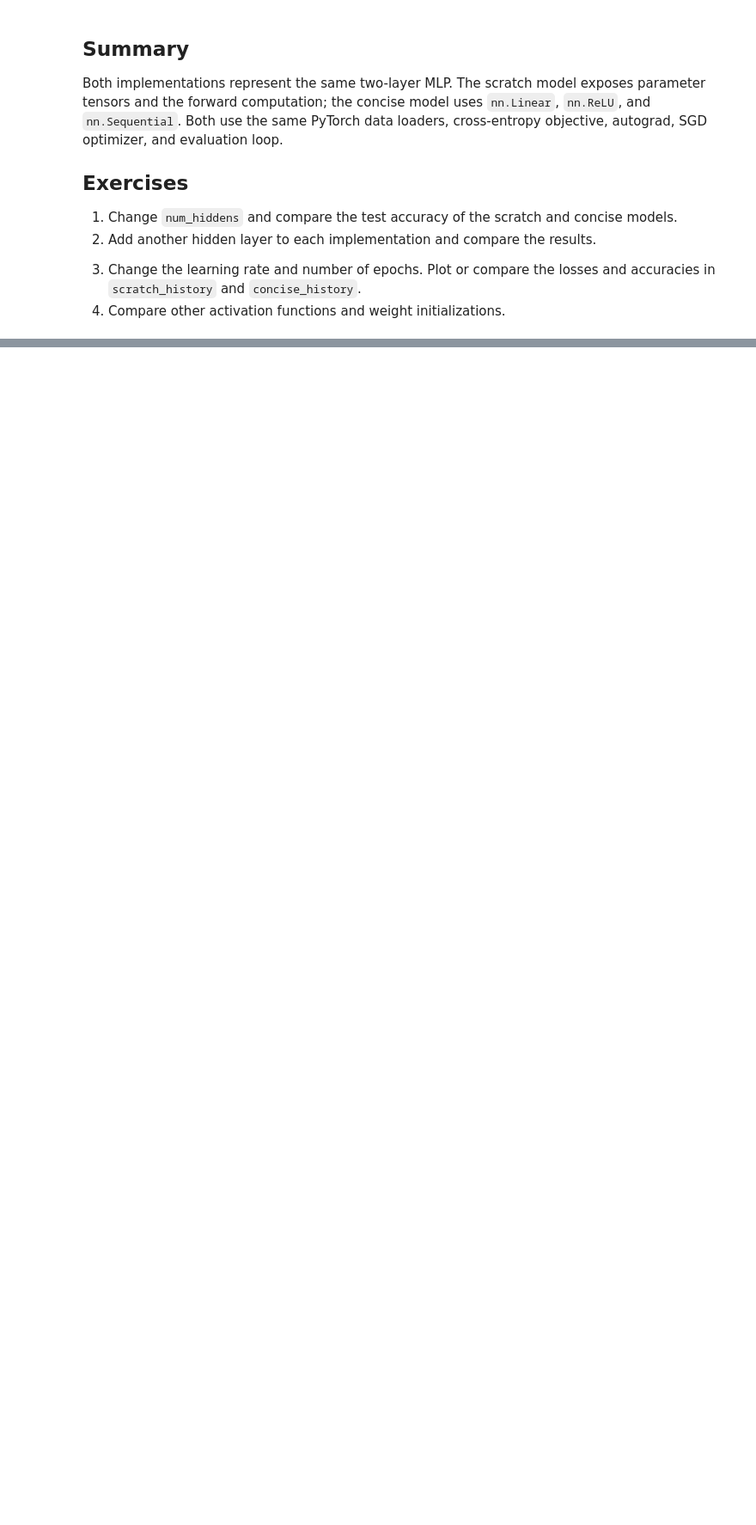
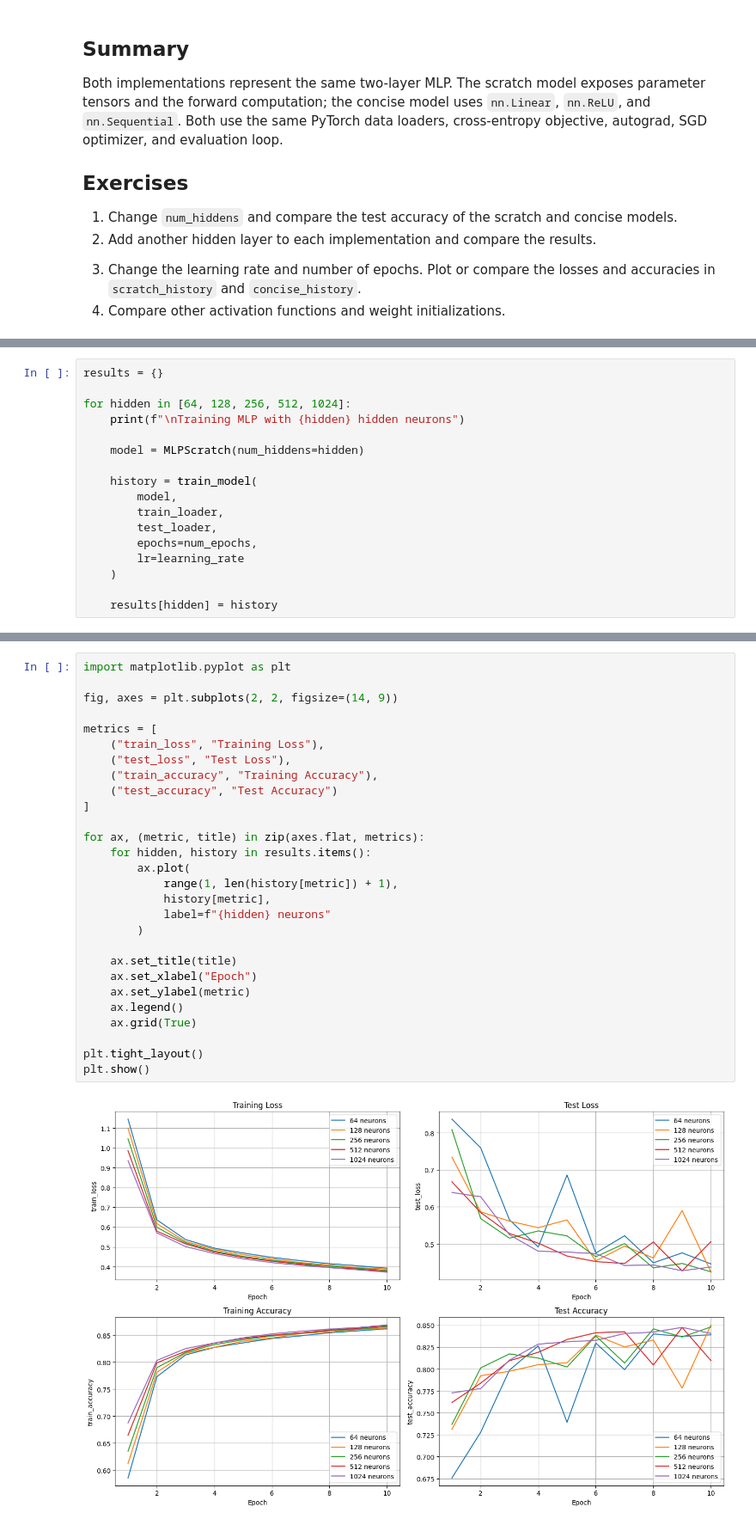
Before and after one commit to MAI-AIIU/deep-learning, a Jupyter notebook: src/sixth-week/multilayer-perceptrons.ipynb, the cells around one changed output, grey strips where cells are left out. Shown at 86% size. Cells and saved outputs as stored; diff of their text form; blank space fills up the shorter version.

```diff
--- a/src/sixth-week/multilayer-perceptrons.ipynb
+++ b/src/sixth-week/multilayer-perceptrons.ipynb
@@ -172,0 +207,17 @@ Both implementations represent the same two-layer MLP. The scratch model exposes
+# %%
+results = {}
+
+for hidden in [64, 128, 256, 512, 1024]:
+    print(f"\nTraining MLP with {hidden} hidden neurons")
+
+    model = MLPScratch(num_hiddens=hidden)
+
+    history = train_model(
+        model,
+        train_loader,
+        test_loader,
+        epochs=num_epochs,
+        lr=learning_rate
+    )
+
+    results[hidden] = history
@@ -172,0 +242,30 @@ Both implementations represent the same two-layer MLP. The scratch model exposes
+# %%
+import matplotlib.pyplot as plt
+
+fig, axes = plt.subplots(2, 2, figsize=(14, 9))
+
+metrics = [
+    ("train_loss", "Training Loss"),
+    ("test_loss", "Test Loss"),
+    ("train_accuracy", "Training Accuracy"),
+    ("test_accuracy", "Test Accuracy")
+]
+
+for ax, (metric, title) in zip(axes.flat, metrics):
+    for hidden, history in results.items():
+        ax.plot(
+            range(1, len(history[metric]) + 1),
+            history[metric],
+            label=f"{hidden} neurons"
+        )
+
+    ax.set_title(title)
+    ax.set_xlabel("Epoch")
+    ax.set_ylabel(metric)
+    ax.legend()
+    ax.grid(True)
+
+plt.tight_layout()
+plt.show()
+# %% [output]
+[figure, added]
```
Also changed, not shown: parts of 18 cells of this notebook.
